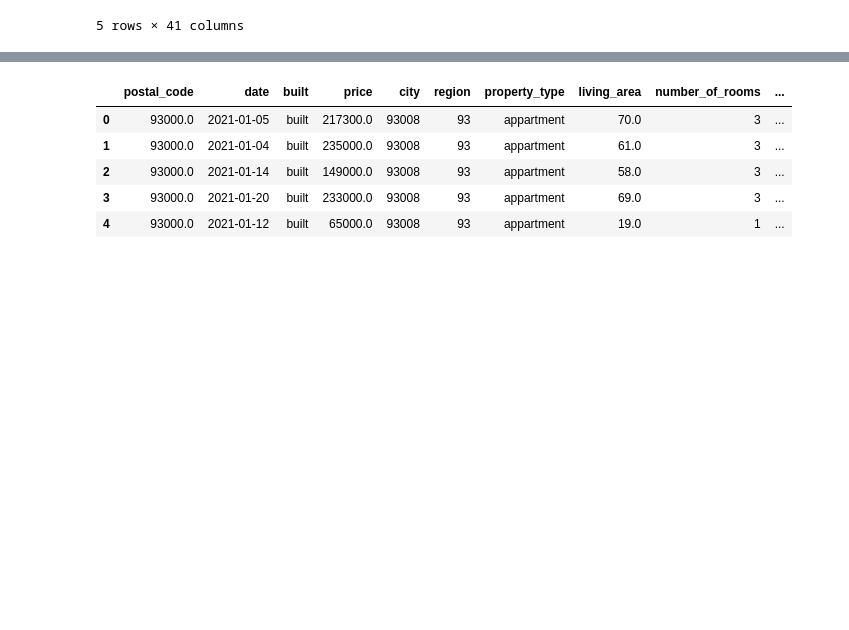
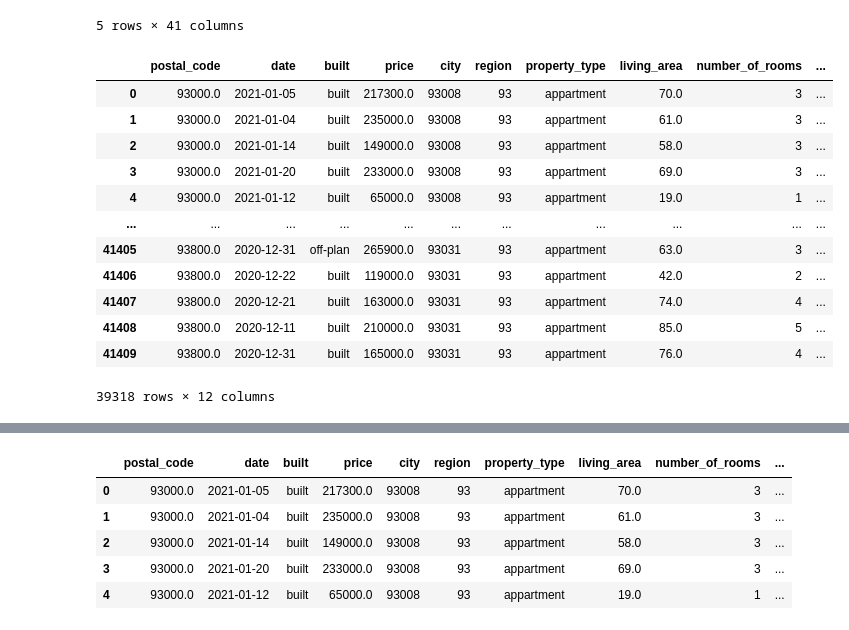
Before and after one commit to qadnguyen/realdata, a Jupyter notebook: notebooks/notebook_julius.ipynb, the cells around one changed output, grey strips where cells are left out. Saved outputs shown, nothing was run; the diff lists cells and outputs as text; code cells hidden in the pictures; blank space fills up the shorter version.

```diff
--- a/notebooks/notebook_julius.ipynb
+++ b/notebooks/notebook_julius.ipynb
@@ -389,5 +390,21 @@ data.head()
 | 3 | 2021-1591389 | 2021-06-22 | 1 | Vente en l'état futur d'achèvement | 11945142.0 | NaN | ... |
 | 4 | 2021-1591389 | 2021-06-22 | 1 | Vente en l'état futur d'achèvement | 11945142.0 | NaN | ... |
 5 rows × 41 columns
+# %%
+clean_data
+# %% [output]
+|  | postal_code | date | built | price | city | region | property_type | living_area | number_of_rooms | ... |
+| 0 | 93000.0 | 2021-01-05 | built | 217300.0 | 93008 | 93 | appartment | 70.0 | 3 | ... |
+| 1 | 93000.0 | 2021-01-04 | built | 235000.0 | 93008 | 93 | appartment | 61.0 | 3 | ... |
+| 2 | 93000.0 | 2021-01-14 | built | 149000.0 | 93008 | 93 | appartment | 58.0 | 3 | ... |
+| 3 | 93000.0 | 2021-01-20 | built | 233000.0 | 93008 | 93 | appartment | 69.0 | 3 | ... |
+| 4 | 93000.0 | 2021-01-12 | built | 65000.0 | 93008 | 93 | appartment | 19.0 | 1 | ... |
+| ... | ... | ... | ... | ... | ... | ... | ... | ... | ... | ... |
+| 41405 | 93800.0 | 2020-12-31 | off-plan | 265900.0 | 93031 | 93 | appartment | 63.0 | 3 | ... |
+| 41406 | 93800.0 | 2020-12-22 | built | 119000.0 | 93031 | 93 | appartment | 42.0 | 2 | ... |
+| 41407 | 93800.0 | 2020-12-21 | built | 163000.0 | 93031 | 93 | appartment | 74.0 | 4 | ... |
+| 41408 | 93800.0 | 2020-12-11 | built | 210000.0 | 93031 | 93 | appartment | 85.0 | 5 | ... |
+| 41409 | 93800.0 | 2020-12-31 | built | 165000.0 | 93031 | 93 | appartment | 76.0 | 4 | ... |
+39318 rows × 12 columns
 # %%
 clean_data = clean_data(data)
```
Also changed, not shown: parts of 13 cells of this notebook, 3 other files.
